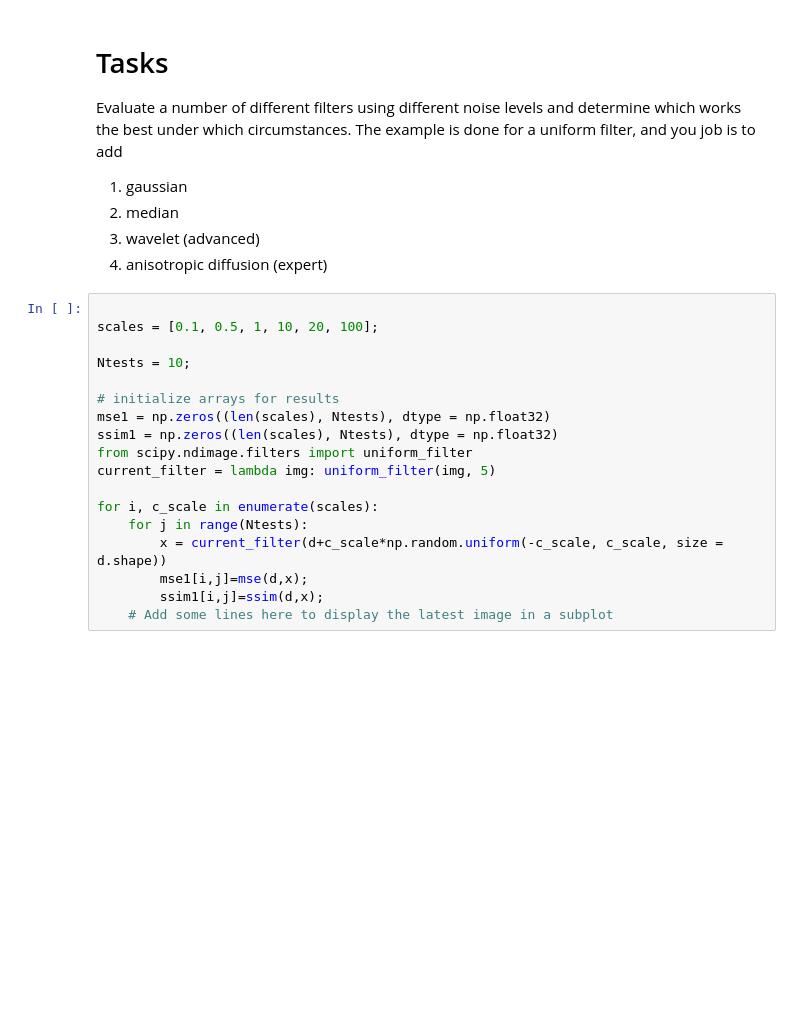
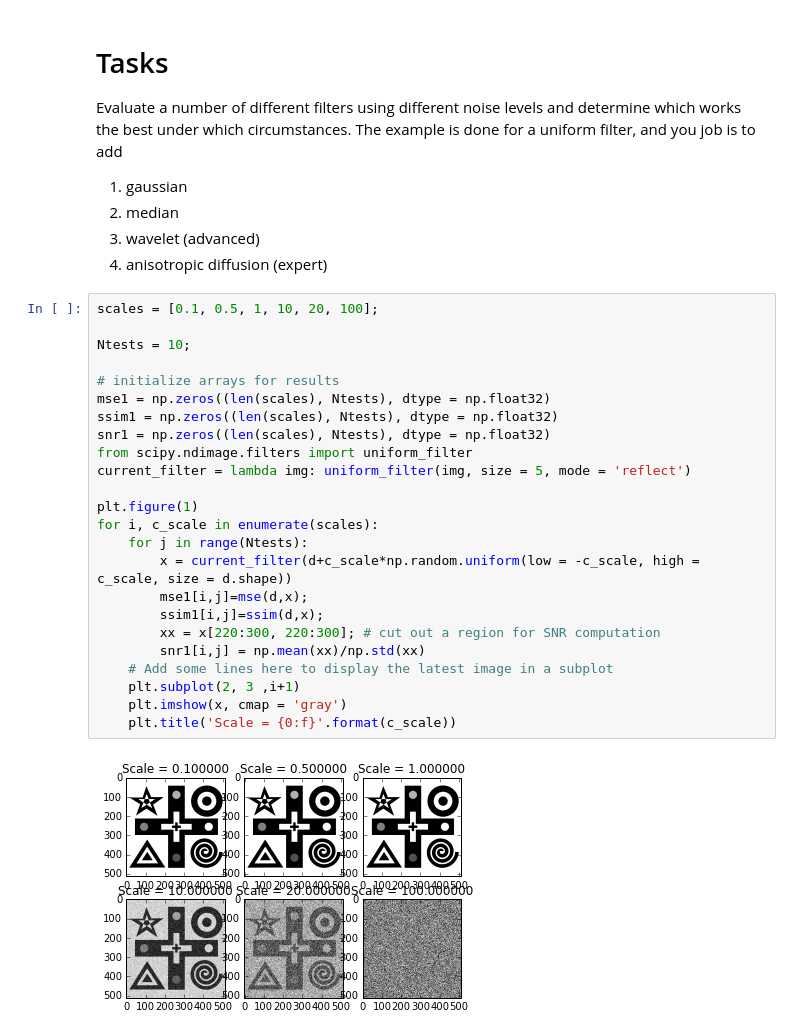
Before and after one commit to martinholub/Quantitative-Big-Imaging-2017, a Jupyter notebook: Exercises/02-files/Exercise4.ipynb, the cells around one changed output. Cells and saved outputs as stored; diff of their text form; blank space fills up the shorter version.

```diff
--- a/Exercises/02-files/Exercise4.ipynb
+++ b/Exercises/02-files/Exercise4.ipynb
@@ -27,21 +32,29 @@ Evaluate a number of different filters using different noise levels and determin
  3. wavelet (advanced)
  4. anisotropic diffusion (expert)
 # %%
-
 scales = [0.1, 0.5, 1, 10, 20, 100];
 
 Ntests = 10;
 
 # initialize arrays for results
 mse1 = np.zeros((len(scales), Ntests), dtype = np.float32)
 ssim1 = np.zeros((len(scales), Ntests), dtype = np.float32)
+snr1 = np.zeros((len(scales), Ntests), dtype = np.float32)
 from scipy.ndimage.filters import uniform_filter
-current_filter = lambda img: uniform_filter(img, 5)
+current_filter = lambda img: uniform_filter(img, size = 5, mode = 'reflect')
 
+plt.figure(1)
 for i, c_scale in enumerate(scales):
     for j in range(Ntests):
-        x = current_filter(d+c_scale*np.random.uniform(-c_scale, c_scale, size = d.shape))
+        x = current_filter(d+c_scale*np.random.uniform(low = -c_scale, high = c_scale, size = d.shape))
         mse1[i,j]=mse(d,x);
         ssim1[i,j]=ssim(d,x);
+        xx = x[220:300, 220:300]; # cut out a region for SNR computation
+        snr1[i,j] = np.mean(xx)/np.std(xx)
     # Add some lines here to display the latest image in a subplot
+    plt.subplot(2, 3 ,i+1)
+    plt.imshow(x, cmap = 'gray')
+    plt.title('Scale = {0:f}'.format(c_scale))
+# %% [output]
+[figure, added]
 # %%
```
Also changed, not shown: parts of 16 cells of this notebook.
